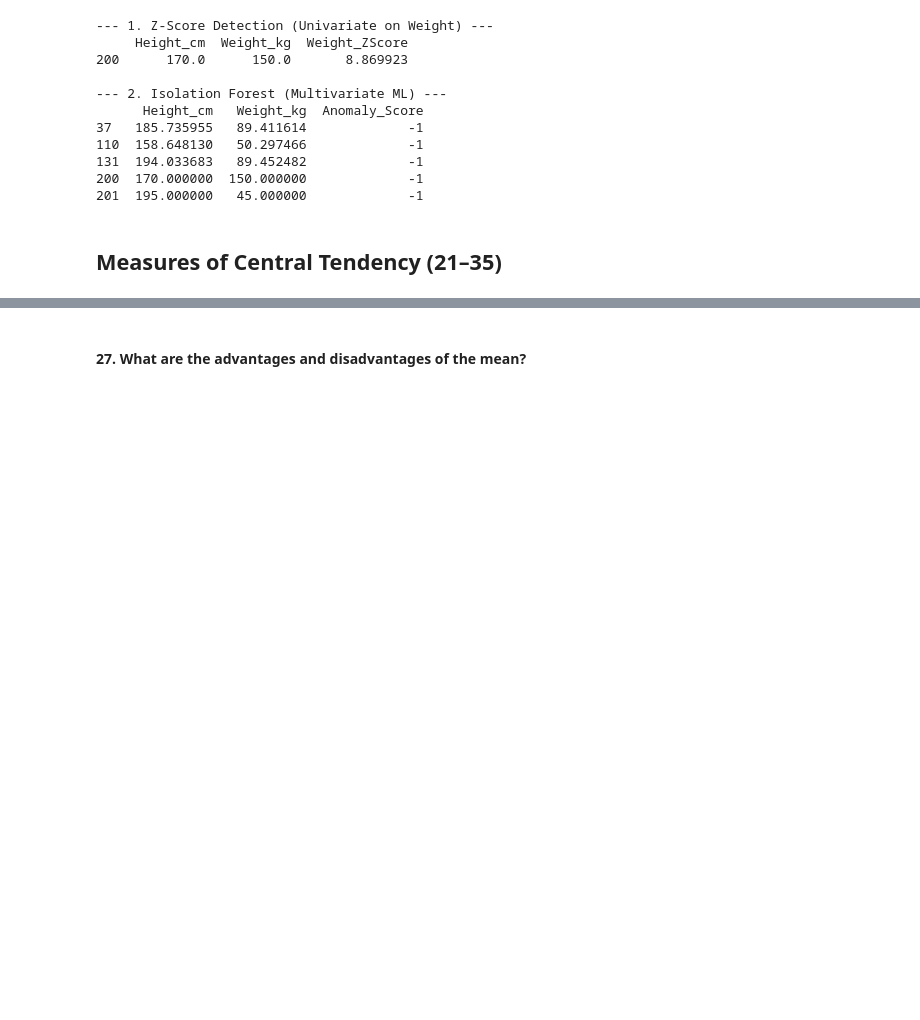
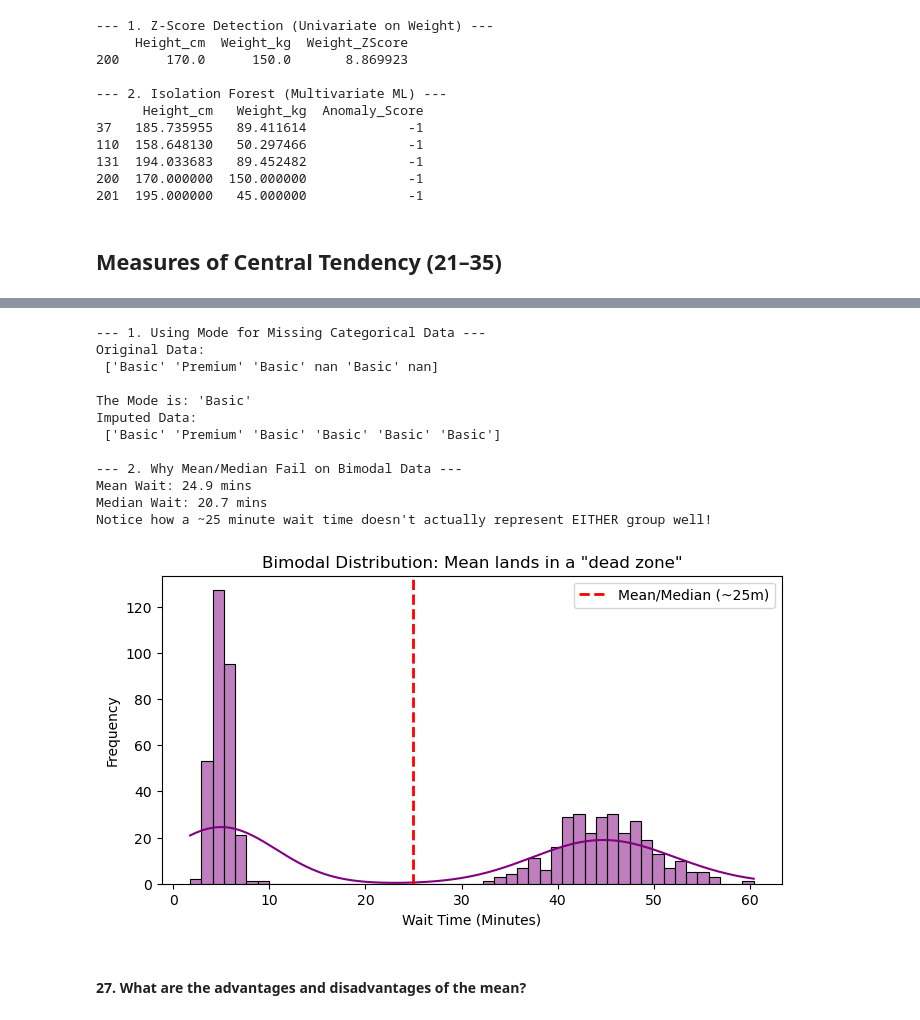
Before and after one commit to Sourish168/Interview_Preparation, a Jupyter notebook: Statistics_and_Probability/Statistics.ipynb, the cells around one changed output, grey strips where cells are left out. Drawn from its saved outputs; the diff is of its cells as text; code cells hidden in the pictures; blank space fills up the shorter version.

```diff
--- a/Statistics_and_Probability/Statistics.ipynb
+++ b/Statistics_and_Probability/Statistics.ipynb
@@ -1490,3 +1861,76 @@ print(ml_outliers[['Height_cm', 'Weight_kg', 'Anomaly_Score']])
+# %%
+import pandas as pd
+import numpy as np
+import matplotlib.pyplot as plt
+import seaborn as sns
+
+# ==========================================
+# 1. SCENARIO A: CATEGORICAL DATA IMPUTATION
+# ==========================================
+# A dataset with missing categorical values
+data = {'User_ID': [1, 2, 3, 4, 5, 6],
+        'Subscription_Type': ['Basic', 'Premium', 'Basic', np.nan, 'Basic', np.nan]}
+df = pd.DataFrame(data)
+
+print("--- 1. Using Mode for Missing Categorical Data ---")
+print("Original Data:\n", df['Subscription_Type'].values)
+
+# Find the mode (pandas returns a Series, so we grab the first element [0])
+mode_sub = df['Subscription_Type'].mode()[0]
+print(f"\nThe Mode is: '{mode_sub}'")
+
+# Impute (fill) the missing values with the mode
+df['Subscription_Type'] = df['Subscription_Type'].fillna(mode_sub)
+print("Imputed Data:\n", df['Subscription_Type'].values)
+
+# ==========================================
+# 2. SCENARIO B: REVEALING A BIMODAL DISTRIBUTION
+# ==========================================
+np.random.seed(42)
+# Simulating a bimodal dataset (e.g., customer wait times at a restaurant)
+# Group 1: Fast takeout orders (~5 mins)
+takeout = np.random.normal(loc=5, scale=1, size=300)
+# Group 2: Sit-down dining (~45 mins)
+dine_in = np.random.normal(loc=45, scale=5, size=300)
+
+# Combine the data
+wait_times = np.concatenate([takeout, dine_in])
+df_times = pd.DataFrame({'Wait_Time': wait_times})
+
+mean_wait = df_times['Wait_Time'].mean()
+median_wait = df_times['Wait_Time'].median()
+
+print("\n--- 2. Why Mean/Median Fail on Bimodal Data ---")
+print(f"Mean Wait: {mean_wait:.1f} mins")
+print(f"Median Wait: {median_wait:.1f} mins")
+print("Notice how a ~25 minute wait time doesn't actually represent EITHER group well!")
+
+# Plotting to show why we look for multimodal peaks (modes)
+plt.figure(figsize=(8, 4))
+sns.histplot(df_times['Wait_Time'], bins=50, kde=True, color='purple')
+
+plt.axvline(mean_wait, color='red', linestyle='dashed', linewidth=2, label=f'Mean/Median (~{mean_wait:.0f}m)')
+plt.title('Bimodal Distribution: Mean lands in a "dead zone"')
+plt.xlabel('Wait Time (Minutes)')
+plt.ylabel('Frequency')
+plt.legend()
+plt.show()
+
+# The visualization clearly shows TWO distinct modes (peaks) around 5 mins and 45 mins.
+# %% [output]
+--- 1. Using Mode for Missing Categorical Data ---
+Original Data:
+ ['Basic' 'Premium' 'Basic' nan 'Basic' nan]
+
+The Mode is: 'Basic'
+Imputed Data:
+ ['Basic' 'Premium' 'Basic' 'Basic' 'Basic' 'Basic']
+
+--- 2. Why Mean/Median Fail on Bimodal Data ---
+Mean Wait: 24.9 mins
+Median Wait: 20.7 mins
+Notice how a ~25 minute wait time doesn't actually represent EITHER group well!
+[figure, added]
 # %% [markdown]
 #### **27. What are the advantages and disadvantages of the mean?**
 # %% [markdown]
```
Also changed, not shown: parts of 17 cells of this notebook.
